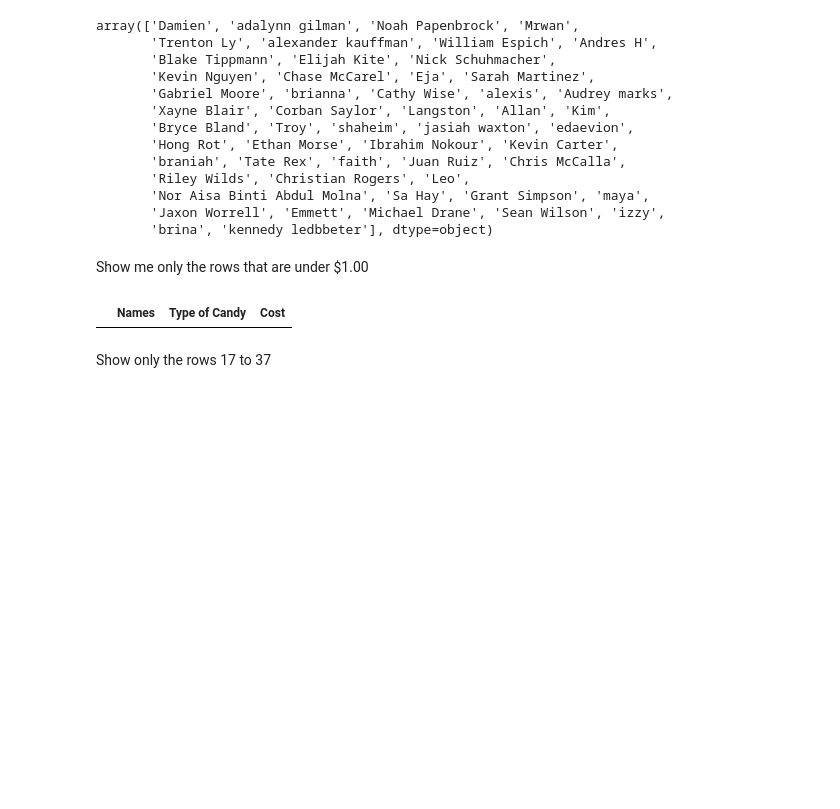
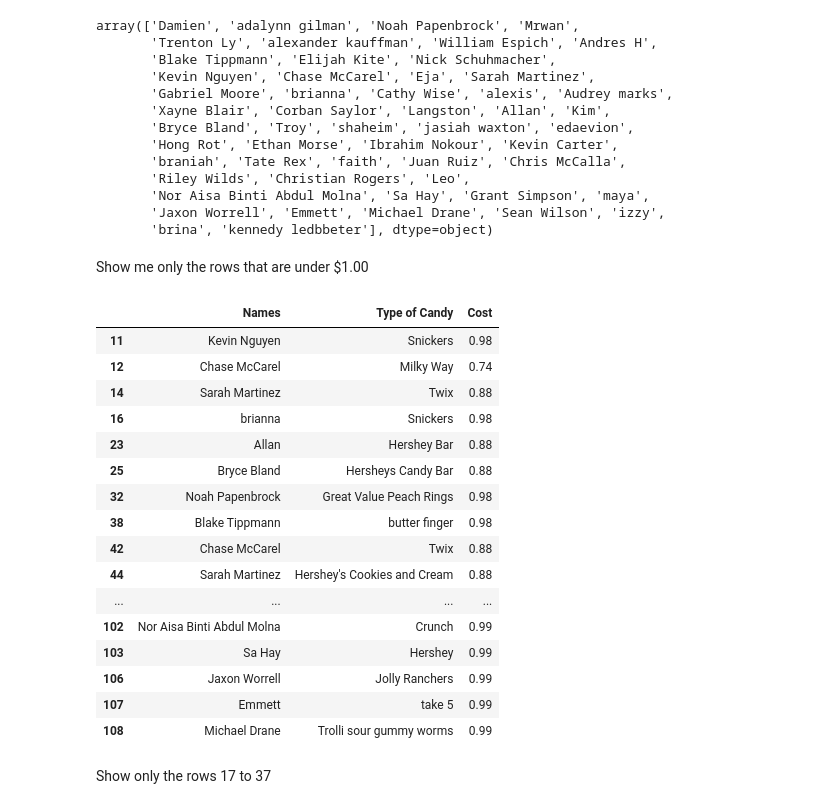
Before and after one commit to kylemault/classwork-kylemault, a Jupyter notebook: Pandas_lecture_Activity.ipynb, the cells around one changed output. Saved outputs shown, nothing was run; the diff lists cells and outputs as text; code cells hidden in the pictures; blank space fills up the shorter version.

```diff
--- a/Pandas_lecture_Activity.ipynb
+++ b/Pandas_lecture_Activity.ipynb
@@ -137,9 +137,25 @@ array(['Damien', 'adalynn gilman', 'Noah Papenbrock', 'Mrwan',
 # %% [markdown]
 Show me only the rows that are under $1.00
 # %%
-df[df['Cost']=='1.00']
+df[df['Cost'] < 1.00]
 # %% [output]
 |  | Names | Type of Candy | Cost |
+| 11 | Kevin Nguyen | Snickers | 0.98 |
+| 12 | Chase McCarel | Milky Way | 0.74 |
+| 14 | Sarah Martinez | Twix | 0.88 |
+| 16 | brianna | Snickers | 0.98 |
+| 23 | Allan | Hershey Bar | 0.88 |
+| 25 | Bryce Bland | Hersheys Candy Bar | 0.88 |
+| 32 | Noah Papenbrock | Great Value Peach Rings | 0.98 |
+| 38 | Blake Tippmann | butter finger | 0.98 |
+| 42 | Chase McCarel | Twix | 0.88 |
+| 44 | Sarah Martinez | Hershey's Cookies and Cream | 0.88 |
+| ... | ... | ... | ... |
+| 102 | Nor Aisa Binti Abdul Molna | Crunch | 0.99 |
+| 103 | Sa Hay | Hershey | 0.99 |
+| 106 | Jaxon Worrell | Jolly Ranchers | 0.99 |
+| 107 | Emmett | take 5 | 0.99 |
+| 108 | Michael Drane | Trolli sour gummy worms | 0.99 |
 # %% [markdown]
 Show only the rows 17 to 37
 # %%
```
Also changed, not shown: parts of 1 cell of this notebook.
